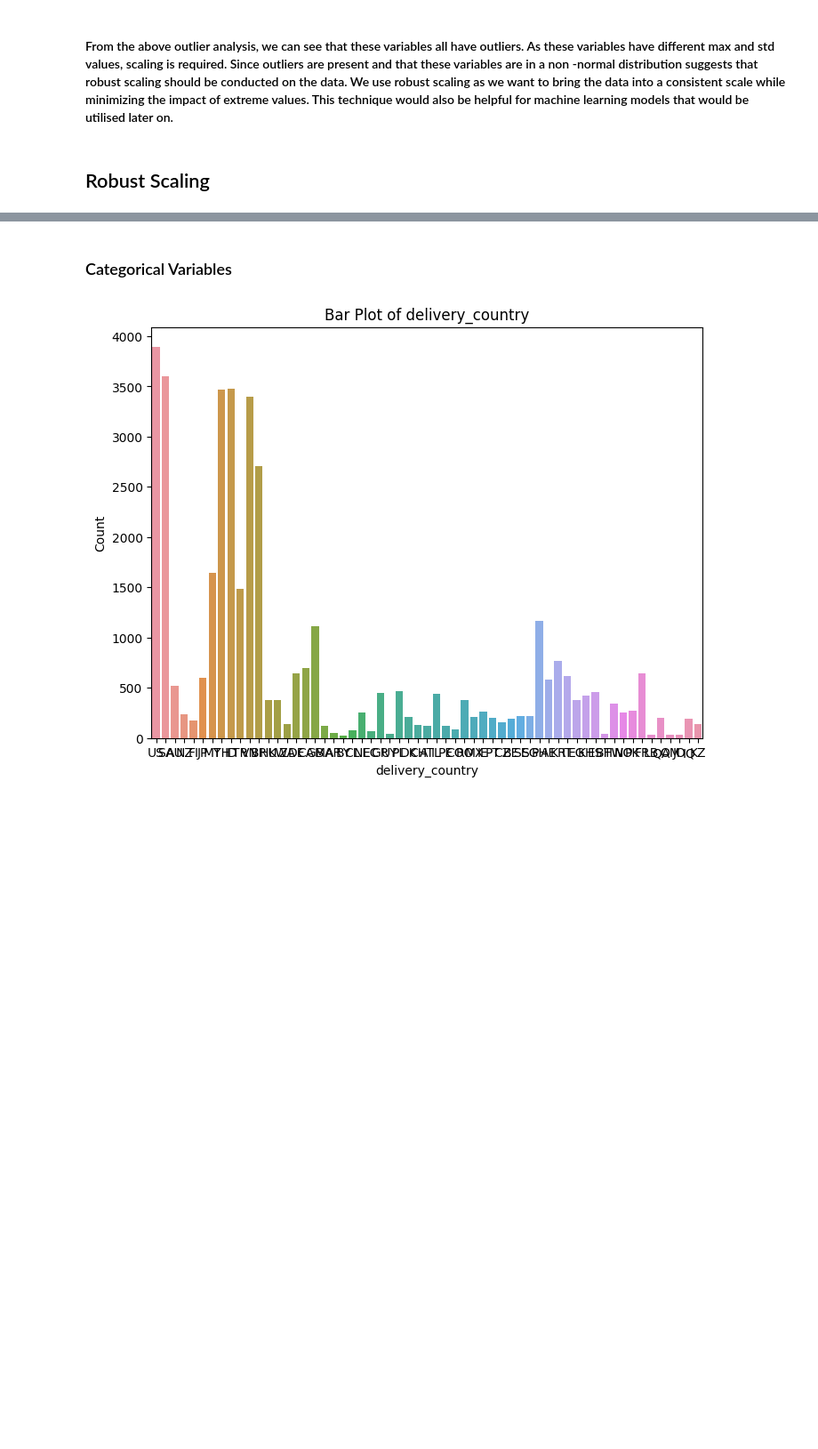
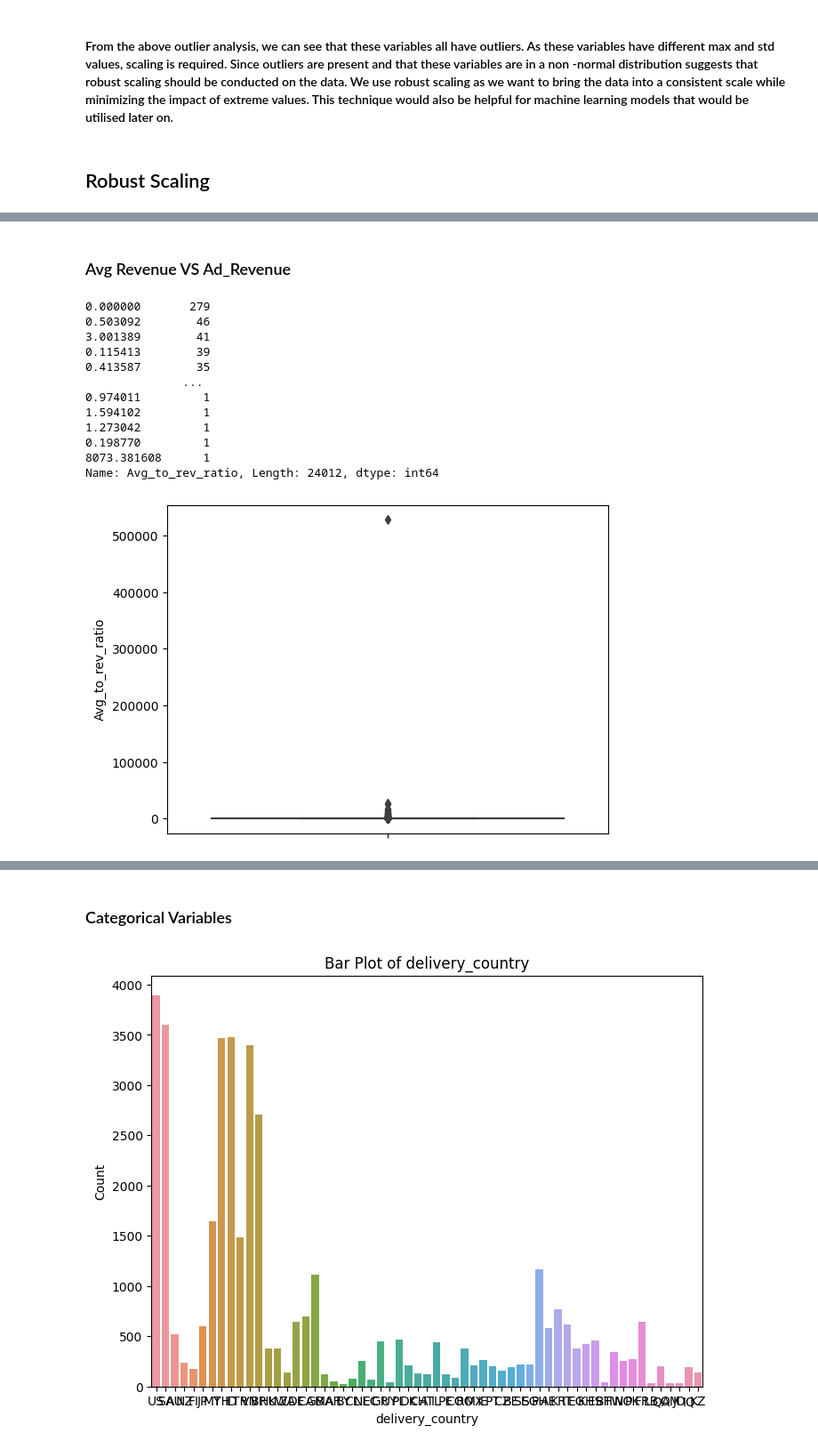
Before and after one commit to Lu-Yi-Fan/Tiktok-hackerthon, a Jupyter notebook: main.ipynb, the cells around one changed output, grey strips where cells are left out. Shown: that part at 89% size. Saved outputs shown, nothing was run; the diff lists cells and outputs as text; code cells hidden in the pictures; blank space fills up the shorter version.

Commit message:
remove negative + add avg rev ratio

```diff
--- a/main.ipynb
+++ b/main.ipynb
@@ -342,0 +429,24 @@ plt.show()
+# %%
+# Convert start_time column to datetime format
+ads_dim_scaled['start_time'] = pd.to_datetime(ads_dim_scaled['start_time'])
+
+# Get the latest start_time of ad
+latest_date_start_time = ads_dim_scaled['start_time'].max()
+print(latest_date_start_time)
+
+# Get the earliest start_time of ad
+earliest_date_start_time = ads_dim_scaled['start_time'].min()
+print(earliest_date_start_time)
+
+# Remove dates after 7 Aug 2023
+ads_dim3 = ads_dim_scaled[ads_dim_scaled['start_time'] < '2023-08-08'].copy()
+
+# Check percentage of samples remaining after removing rows with start_time after 7 Aug 2023
+print(len(ads_dim3)/len(ads_dim_scaled) * 100)
+
+# Calculate time difference in days for each row with 2023-08-08 00:00:00 as cutoff time
+cutoff = pd.to_datetime("2023-08-08 00:00:00")
+ads_dim3['ad_run_time'] = (cutoff - ads_dim3['start_time']).dt.total_seconds()/86400
+
+print(ads_dim3['ad_run_time'])
+ads_dim3.head()
@@ -342,0 +475,8 @@ plt.show()
+# %%
+# # all latest_punish_begin_date = 2000-01-01 if punish_num is blank, so we replace the blank with a 0
+ads_dim3['punish_num'].fillna(0, inplace=True)
+# Display the distribution for 'latest_punish_begin_date'
+print(ads_dim3['punish_num'].value_counts())
+
+
+ads_dim3.head()
@@ -342,0 +499,27 @@ plt.show()
+# %%
+ads_dim3 = ads_dim3.drop('latest_punish_begin_date', axis=1)
+ads_dim3 = ads_dim3.drop('start_time', axis=1)
+# %% [markdown]
+### Avg Revenue VS Ad_Revenue
+# %%
+ads_dim3["Avg_to_rev_ratio"] = ads_dim3["avg_ad_revenue"] / ads_dim3["ad_revenue"]
+ads_dim3["Avg_to_rev_ratio"]
+sns.boxplot(data=ads_dim3, y="Avg_to_rev_ratio")
+
+## replace inf with NaN
+ads_dim3["Avg_to_rev_ratio"] = ads_dim3["Avg_to_rev_ratio"].replace([np.inf, -np.inf], np.nan)
+ads_dim3["Avg_to_rev_ratio"].describe()
+# %% [output]
+0.000000       279
+0.503092        46
+3.001389        41
+0.115413        39
+0.413587        35
+              ...
+0.974011         1
+1.594102         1
+1.273042         1
+0.198770         1
+8073.381608      1
+Name: Avg_to_rev_ratio, Length: 24012, dtype: int64
+[figure, added]
```
Also changed, not shown: parts of 24 cells of this notebook.
